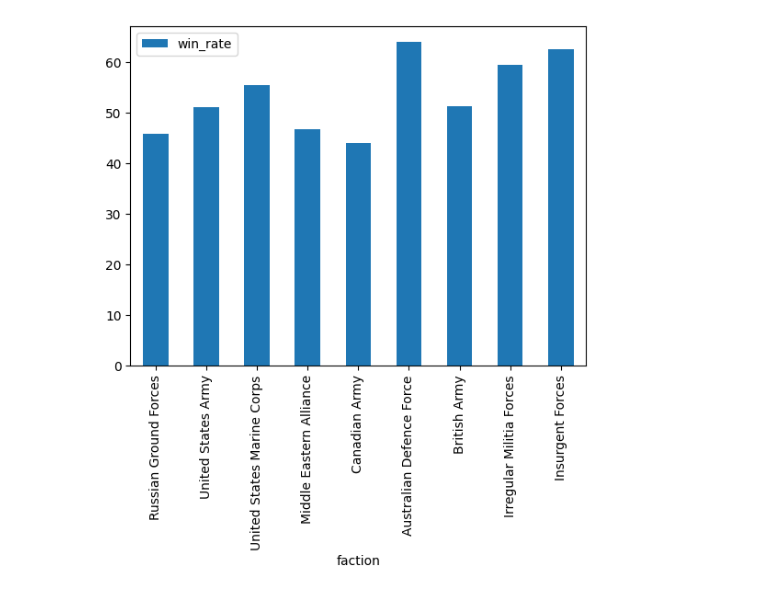
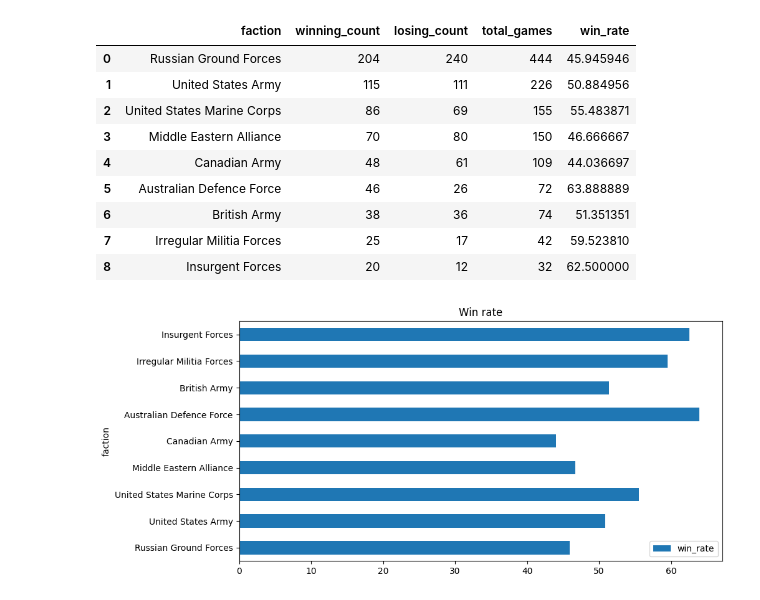
Before and after one commit to LypTea/kam_data_calculations, a Jupyter notebook: calculate_graphs.ipynb, the cells around one changed output. Cells and saved outputs as stored; diff of their text form; code cells hidden in the pictures.

Commit message:
added first 5 charts requested

```diff
--- a/calculate_graphs.ipynb
+++ b/calculate_graphs.ipynb
@@ -1,7 +3,8 @@
 # %%
 import pandas as pd
+import numpy as np
 df = pd.read_csv('TT.txt', quotechar='"', skipinitialspace = True)
 
-df = df[(df['mode'] != 'Seed') & (df['mode'] != 'Grounds')]
+df = df[(df['mode'] != 'Seed') & (df['mode'] != 'Grounds') & (df['mode'] != 'Training')]
 df['Timestamp'] = pd.to_datetime(df['datetime_utc'])
 df = df.set_index('Timestamp')
@@ -8,19 +22,31 @@ df = df.set_index('Timestamp')
 # %%
 def get_win_rate(df):
     # winner_faction / (winner_faction + loser_faction)
     winners = df['winner_faction'].value_counts().reset_index()
     losers = df['loser_faction'].value_counts().reset_index()
     winners.columns = ['faction', 'winning_count']
     losers.columns = ['faction', 'losing_count']
 
-    res = pd.merge(winners, losers, left_on='faction', right_on='faction', how='outer').fillna(0)
+    df = pd.merge(winners, losers, left_on='faction', right_on='faction', how='outer').fillna(0)
+    df['total_games'] = df['winning_count'] + df['losing_count']
+    df['win_rate'] = df['winning_count'] * 100.000 / df['total_games']
 
-    res['total_games'] = res['winning_count'] + res['losing_count']
-    res['win_rate'] = res['winning_count'] * 100.000 / res['total_games']
+    ax = df.plot(kind='barh', x='faction', y='win_rate', figsize=(10, 5))
+    ax.set_title('Win rate')
 
-    res.plot.bar(x='faction', y='win_rate')
+    return df
 
 get_win_rate(df)
 # %% [output]
+|  | faction | winning_count | losing_count | total_games | win_rate |
+| 0 | Russian Ground Forces | 204 | 240 | 444 | 45.945946 |
+| 1 | United States Army | 115 | 111 | 226 | 50.884956 |
+| 2 | United States Marine Corps | 86 | 69 | 155 | 55.483871 |
+| 3 | Middle Eastern Alliance | 70 | 80 | 150 | 46.666667 |
+| 4 | Canadian Army | 48 | 61 | 109 | 44.036697 |
+| 5 | Australian Defence Force | 46 | 26 | 72 | 63.888889 |
+| 6 | British Army | 38 | 36 | 74 | 51.351351 |
+| 7 | Irregular Militia Forces | 25 | 17 | 42 | 59.523810 |
+| 8 | Insurgent Forces | 20 | 12 | 32 | 62.500000 |
-[figure, old version]
+[figure, new version]
 # %%
```
Also changed, not shown: parts of 14 cells of this notebook, 2 other files.
